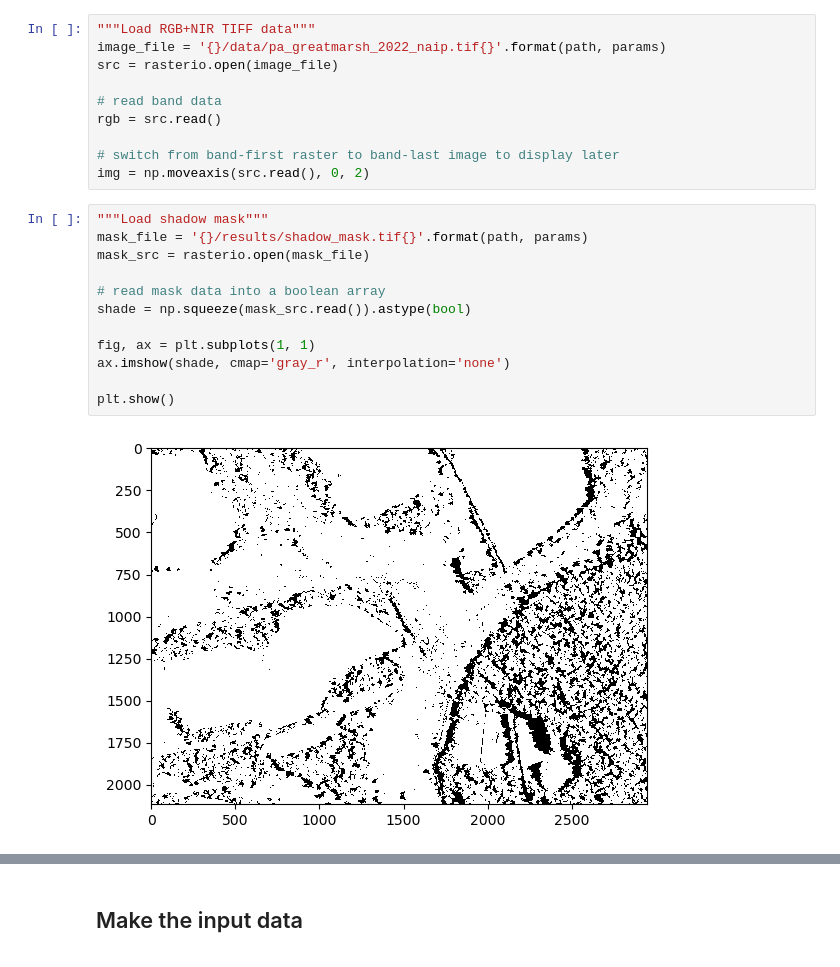
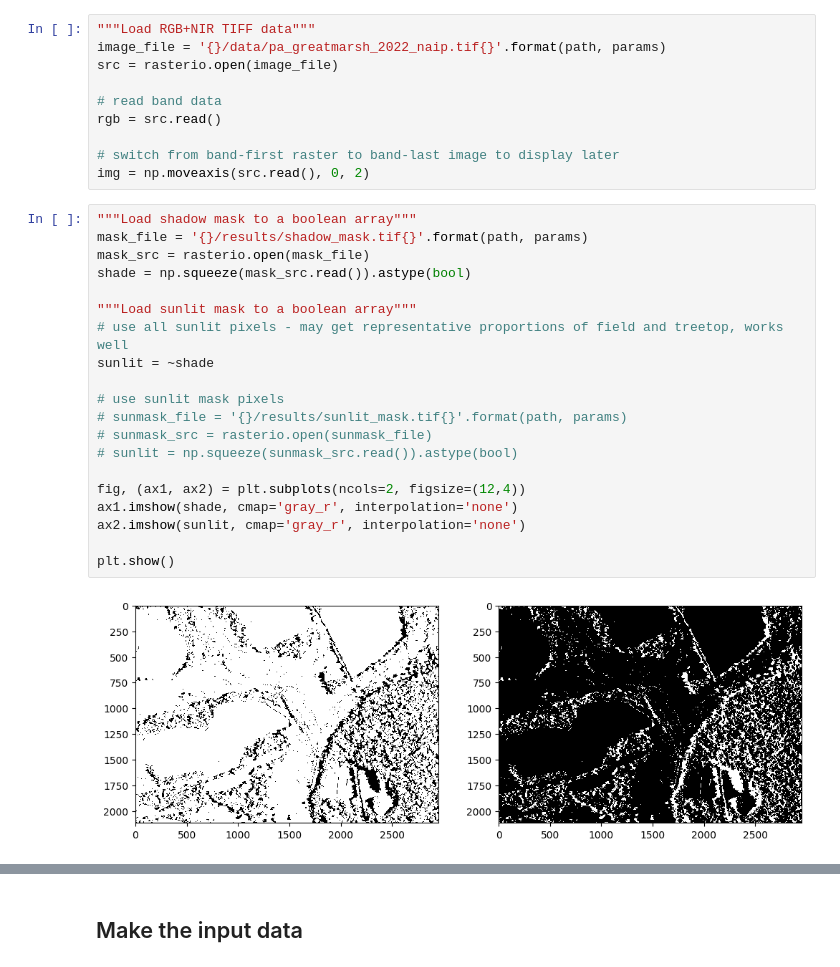
Before and after one commit to mrahnis/nb-vegetation, a Jupyter notebook: Step-03-Veggie-Transport.ipynb, the cells around one changed output, grey strips where cells are left out. Saved outputs shown, nothing was run; the diff lists cells and outputs as text.

```diff
--- a/Step-03-Veggie-Transport.ipynb
+++ b/Step-03-Veggie-Transport.ipynb
@@ -64,16 +46,24 @@ rgb = src.read()
 # switch from band-first raster to band-last image to display later
 img = np.moveaxis(src.read(), 0, 2)
 # %%
-"""Load shadow mask"""
+"""Load shadow mask to a boolean array"""
 mask_file = '{}/results/shadow_mask.tif{}'.format(path, params)
 mask_src = rasterio.open(mask_file)
-
-# read mask data into a boolean array
 shade = np.squeeze(mask_src.read()).astype(bool)
 
-fig, ax = plt.subplots(1, 1)
-ax.imshow(shade, cmap='gray_r', interpolation='none')
+"""Load sunlit mask to a boolean array"""
+# use all sunlit pixels - may get representative proportions of field and treetop, works well
+sunlit = ~shade
+
+# use sunlit mask pixels
+# sunmask_file = '{}/results/sunlit_mask.tif{}'.format(path, params)
+# sunmask_src = rasterio.open(sunmask_file)
+# sunlit = np.squeeze(sunmask_src.read()).astype(bool)
+
+fig, (ax1, ax2) = plt.subplots(ncols=2, figsize=(12,4))
+ax1.imshow(shade, cmap='gray_r', interpolation='none')
+ax2.imshow(sunlit, cmap='gray_r', interpolation='none')
 
 plt.show()
 # %% [output]
-[figure, old version]
+[figure, new version]
```
Also changed, not shown: parts of 30 cells of this notebook.
